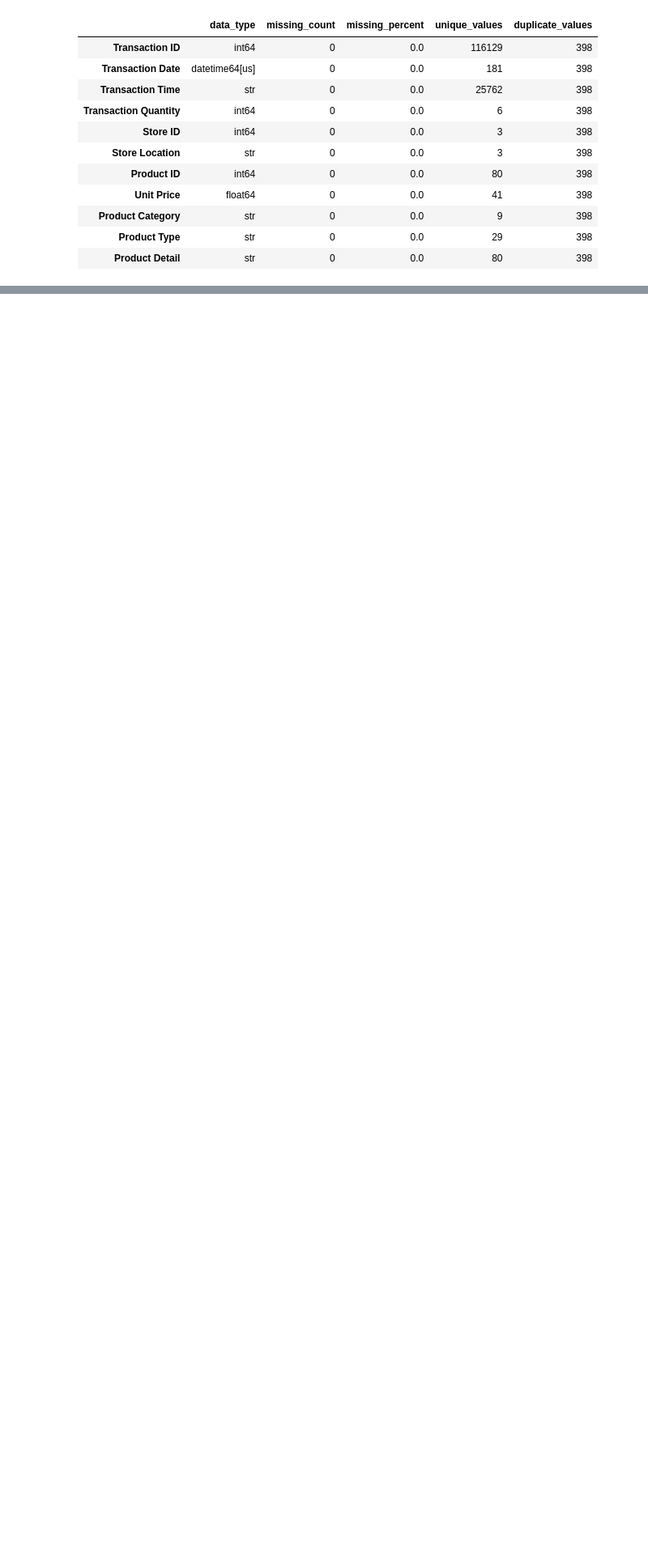
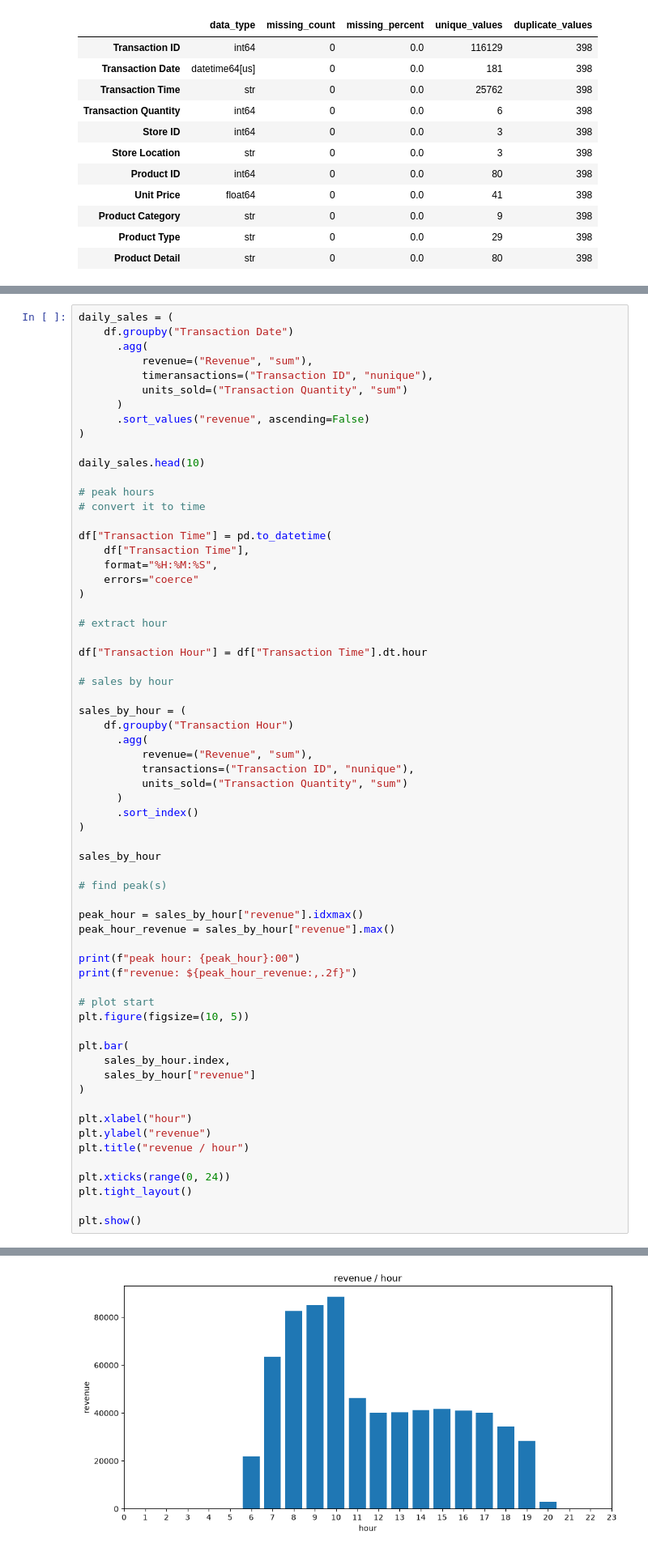
Before and after one commit to peayah/excel_workflow_automator, a Jupyter notebook: notebooks/data_analysis.ipynb, the cells around one changed output, grey strips where cells are left out. Shown at 81% size. Saved outputs shown, nothing was run; the diff lists cells and outputs as text; blank space fills up the shorter version.

```diff
--- a/notebooks/data_analysis.ipynb
+++ b/notebooks/data_analysis.ipynb
@@ -234,0 +409,65 @@ data_quality_summary
+# %%
+daily_sales = (
+    df.groupby("Transaction Date")
+      .agg(
+          revenue=("Revenue", "sum"),
+          timeransactions=("Transaction ID", "nunique"),
+          units_sold=("Transaction Quantity", "sum")
+      )
+      .sort_values("revenue", ascending=False)
+)
+
+daily_sales.head(10)
+
+# peak hours
+# convert it to time
+
+df["Transaction Time"] = pd.to_datetime(
+    df["Transaction Time"],
+    format="%H:%M:%S",
+    errors="coerce"
+)
+
+# extract hour
+
+df["Transaction Hour"] = df["Transaction Time"].dt.hour
+
+# sales by hour
+
+sales_by_hour = (
+    df.groupby("Transaction Hour")
+      .agg(
+          revenue=("Revenue", "sum"),
+          transactions=("Transaction ID", "nunique"),
+          units_sold=("Transaction Quantity", "sum")
+      )
+      .sort_index()
+)
+
+sales_by_hour
+
+# find peak(s)
+
+peak_hour = sales_by_hour["revenue"].idxmax()
+peak_hour_revenue = sales_by_hour["revenue"].max()
+
+print(f"peak hour: {peak_hour}:00")
+print(f"revenue: ${peak_hour_revenue:,.2f}")
+
+# plot start
+plt.figure(figsize=(10, 5))
+
+plt.bar(
+    sales_by_hour.index,
+    sales_by_hour["revenue"]
+)
+
+plt.xlabel("hour")
+plt.ylabel("revenue")
+plt.title("revenue / hour")
+
+plt.xticks(range(0, 24))
+plt.tight_layout()
+
+plt.show()
+# %% [output]
@@ -234,0 +476 @@ data_quality_summary
+[figure, added]
```
Also changed, not shown: parts of 21 cells of this notebook.
